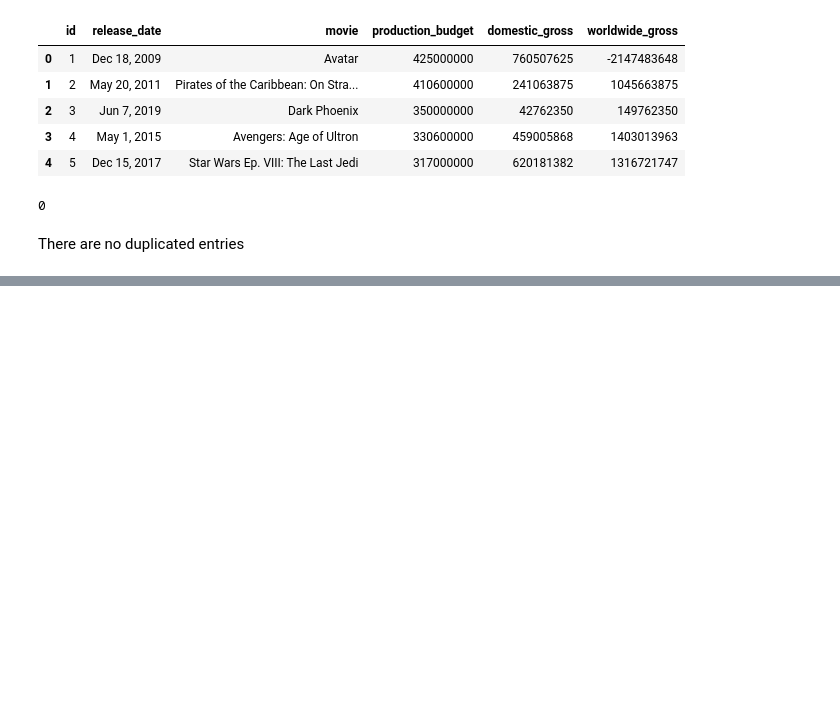
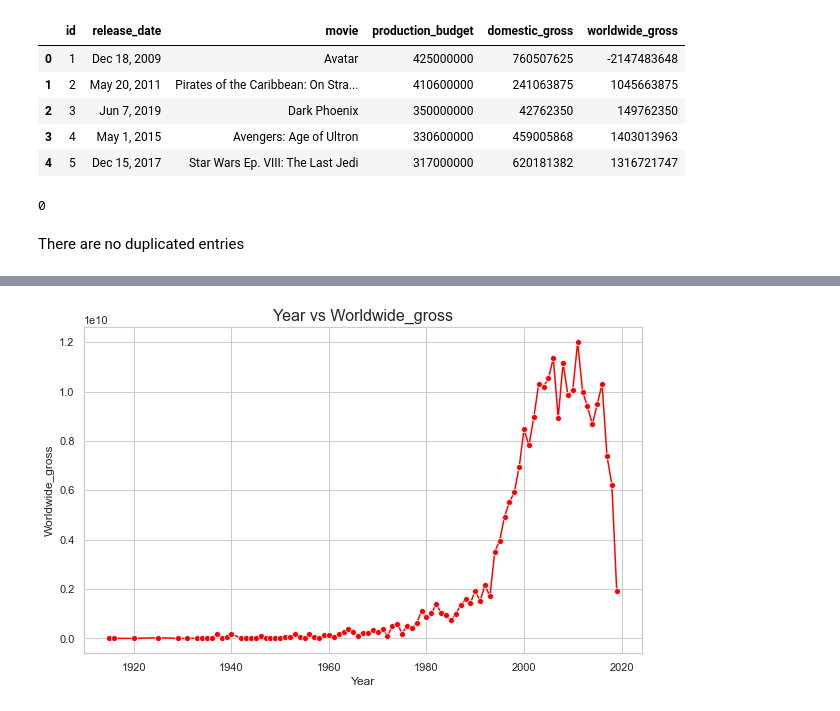
Before and after one commit to Kurgat-Bee/Phase2project, a Jupyter notebook: tnbugets.ipynb, the cells around one changed output, grey strips where cells are left out. Saved outputs shown, nothing was run; the diff lists cells and outputs as text; code cells hidden in the pictures; blank space fills up the shorter version.

```diff
--- a/tnbugets.ipynb
+++ b/tnbugets.ipynb
@@ -119,0 +201,8 @@ df.head(50)
+# %%
+#changing the date column to datetime
+
+df['release_date'] = pd.to_datetime(df['release_date'])
+
+#extracting the year into its own column
+df['year'] = df['release_date'].dt.year
+df
@@ -119,0 +223,20 @@ df.head(50)
+# %%
+#how has the movie industry been doing over the years using a function
+
+def plot_timeseries(col_name):
+    time_series = df.groupby('year')[col_name].sum().reset_index()
+
+    #visualising the time series
+    sns.set_theme(style="whitegrid")
+    plt.figure(figsize=(10, 6))
+    sns.lineplot(data=time_series, x='year', y=col_name, marker='o', color = 'red')
+    plt.title(f'Year vs {col_name.capitalize()}', fontsize=16)
+    plt.xlabel('Year', fontsize=12)
+    plt.ylabel(col_name.capitalize(), fontsize=12)
+    plt.grid(True)
+    plt.show()
+# %%
+#time series based on worldwide_gross
+plot_timeseries('worldwide_gross')
+# %% [output]
+[figure, added]
```
Also changed, not shown: parts of 15 cells of this notebook.
